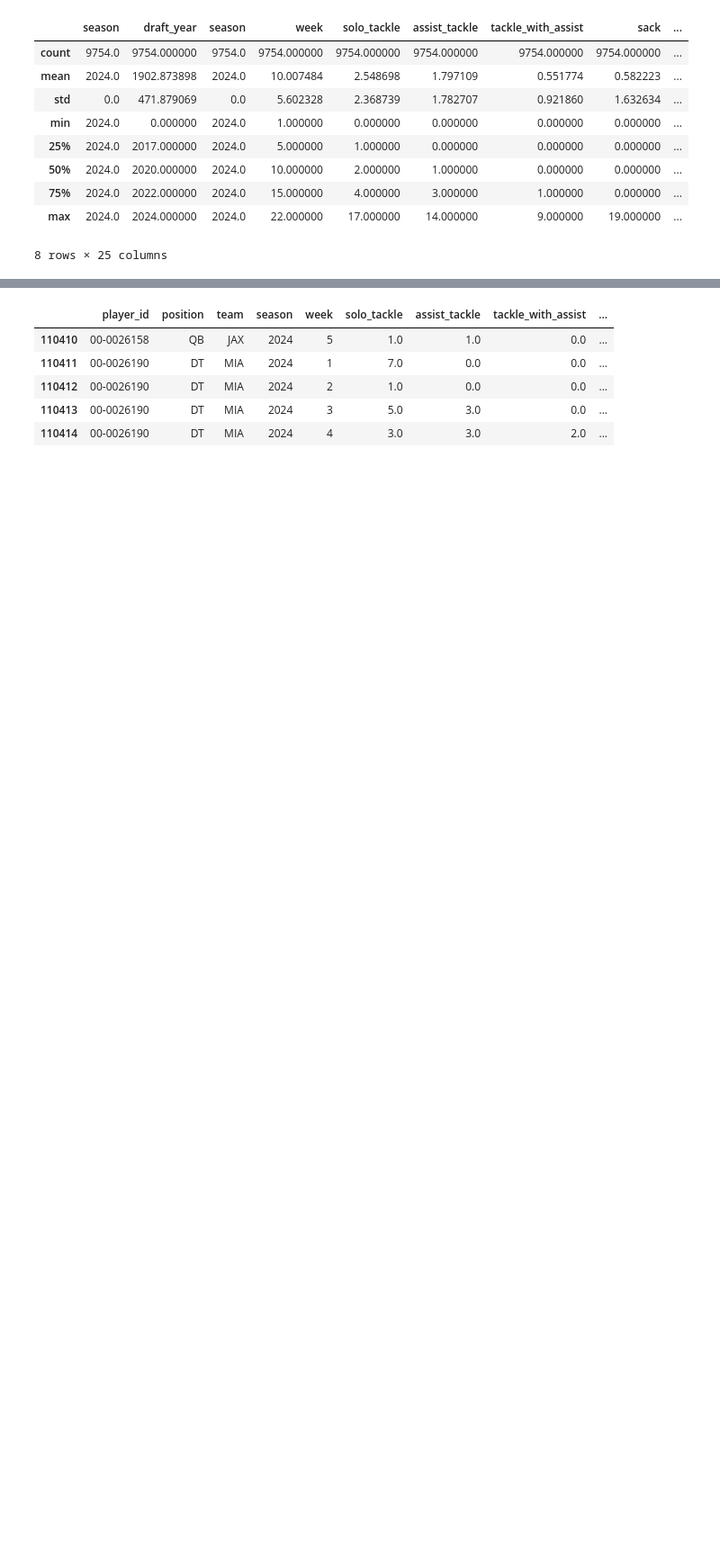
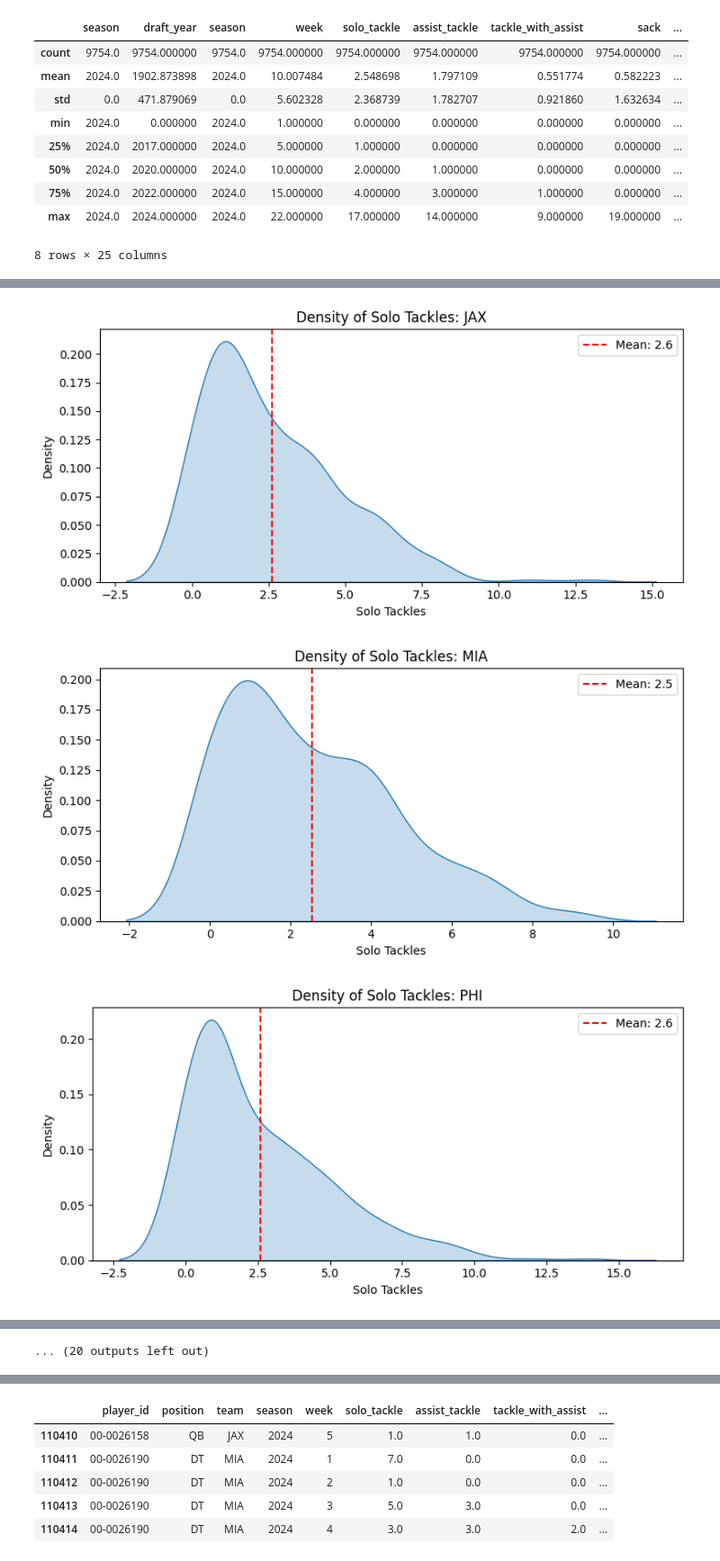
Before and after one commit to Ejaramillo1/nfl_ml_project, a Jupyter notebook: notebook/data/EDA_NFL.ipynb, the cells around one changed output, grey strips where cells are left out. Shown at 90% size. Cells and saved outputs as stored; diff of their text form; code cells hidden in the pictures; blank space fills up the shorter version.

Commit message:
Update EDA_NFL.ipynb
Keep exploring the data

```diff
--- a/notebook/data/EDA_NFL.ipynb
+++ b/notebook/data/EDA_NFL.ipynb
@@ -208,0 +213,27 @@ plt.show()
+# %%
+teams = wdf_off_2024['team'].unique()
+
+for team in teams:
+    plt.figure(figsize=(8, 4))
+    team_data = wdf_off_2024[wdf_off_2024['team'] == team]
+
+    sns.kdeplot(
+        data=team_data,
+        x='solo_tackle',
+        fill=True
+    )
+
+    # Calculate mean and add a vertical line
+    mean_val = team_data['solo_tackle'].mean()
+    plt.axvline(mean_val, color='red', linestyle='--', label=f'Mean: {mean_val:.1f}')
+
+    plt.title(f'Density of Solo Tackles: {team}')
+    plt.xlabel('Solo Tackles')
+    plt.ylabel('Density')
+    plt.legend()  # Show the mean line in legend
+    plt.tight_layout()
+    plt.show()
+# %% [output]
+[figure, added]
+[figure, added]
+[figure, added]
@@ -208,0 +249 @@ plt.show()
+... (20 outputs left out)
```
Also changed, not shown: parts of 5 cells of this notebook.
